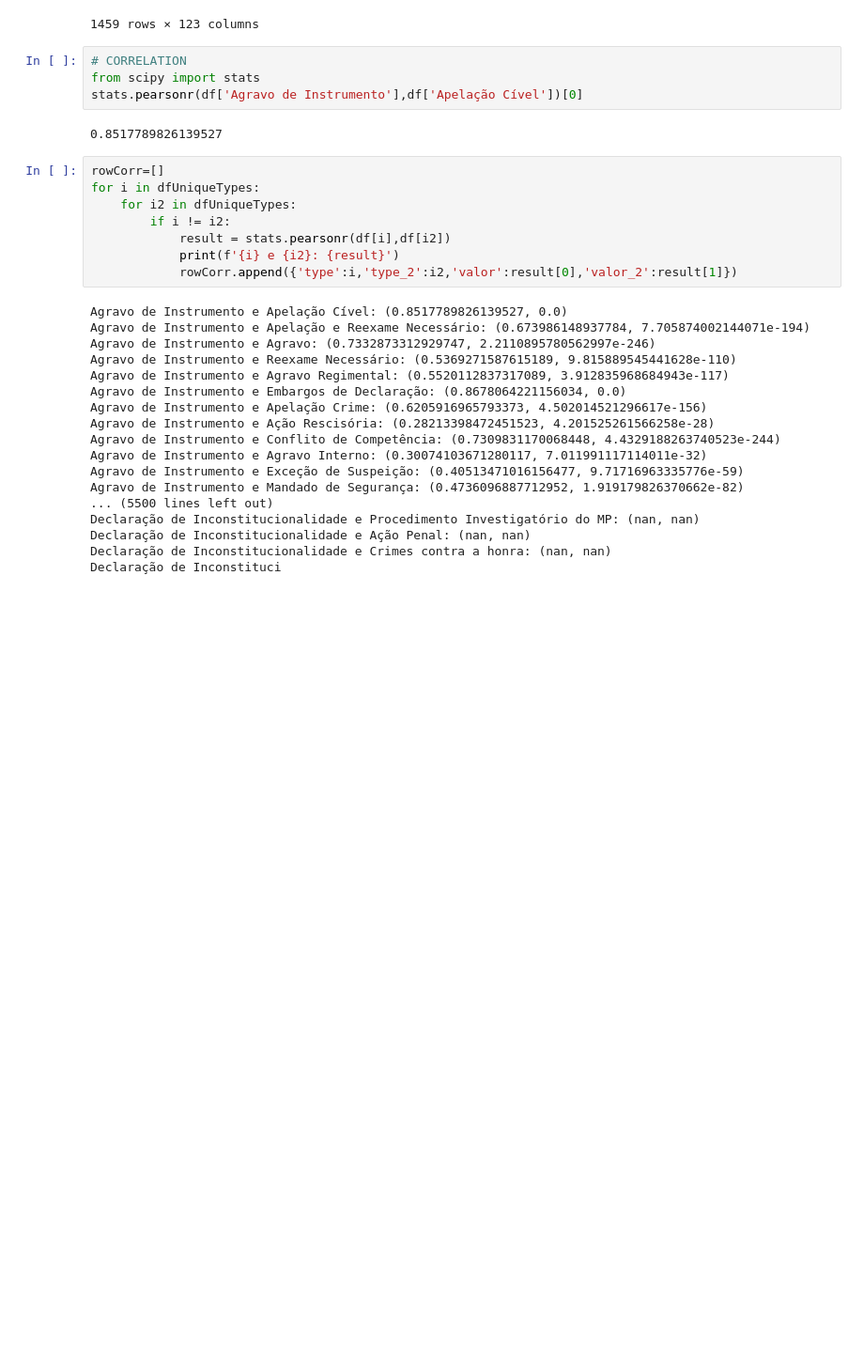
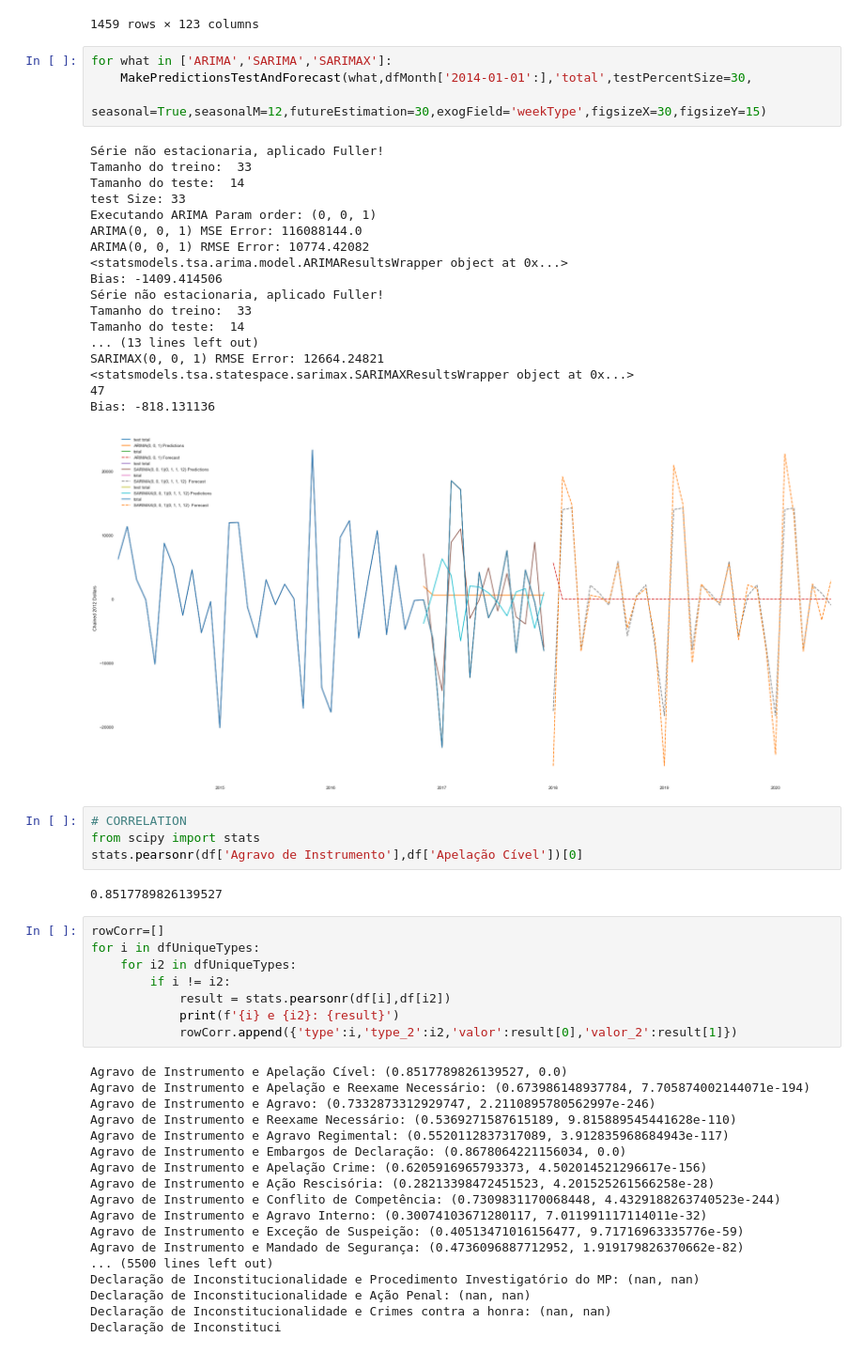
Before and after one commit to joaocamargo/TCC-PUCRS-2020, a Jupyter notebook: TCC ARIMA-Copy1.ipynb, the cells around one changed output. Shown at 94% size. Cells and saved outputs as stored; diff of their text form; blank space fills up the shorter version.

```diff
--- a/TCC ARIMA-Copy1.ipynb
+++ b/TCC ARIMA-Copy1.ipynb
@@ -486,6 +488,29 @@ array([1, 2, 3, 4, 5, 6, 7, 8, 9])
 | 2017-12-28 | 0 | 0 | 0 | 0 | 0 | 0 | ... |
 | 2017-12-29 | 1 | 0 | 0 | 0 | 0 | 0 | ... |
 1459 rows × 123 columns
+# %%
+for what in ['ARIMA','SARIMA','SARIMAX']:
+    MakePredictionsTestAndForecast(what,dfMonth['2014-01-01':],'total',testPercentSize=30,
+                               seasonal=True,seasonalM=12,futureEstimation=30,exogField='weekType',figsizeX=30,figsizeY=15)
+# %% [output]
+Série não estacionaria, aplicado Fuller!
+Tamanho do treino:  33
+Tamanho do teste:  14
+test Size: 33
+Executando ARIMA Param order: (0, 0, 1)
+ARIMA(0, 0, 1) MSE Error: 116088144.0
+ARIMA(0, 0, 1) RMSE Error: 10774.42082
+<statsmodels.tsa.arima.model.ARIMAResultsWrapper object at 0x...>
+Bias: -1409.414506
+Série não estacionaria, aplicado Fuller!
+Tamanho do treino:  33
+Tamanho do teste:  14
+... (13 lines left out)
+SARIMAX(0, 0, 1) RMSE Error: 12664.24821
+<statsmodels.tsa.statespace.sarimax.SARIMAXResultsWrapper object at 0x...>
+47
+Bias: -818.131136
+[figure, added]
 # %%
 # CORRELATION
 from scipy import stats
```
Also changed, not shown: parts of 2 cells of this notebook.
